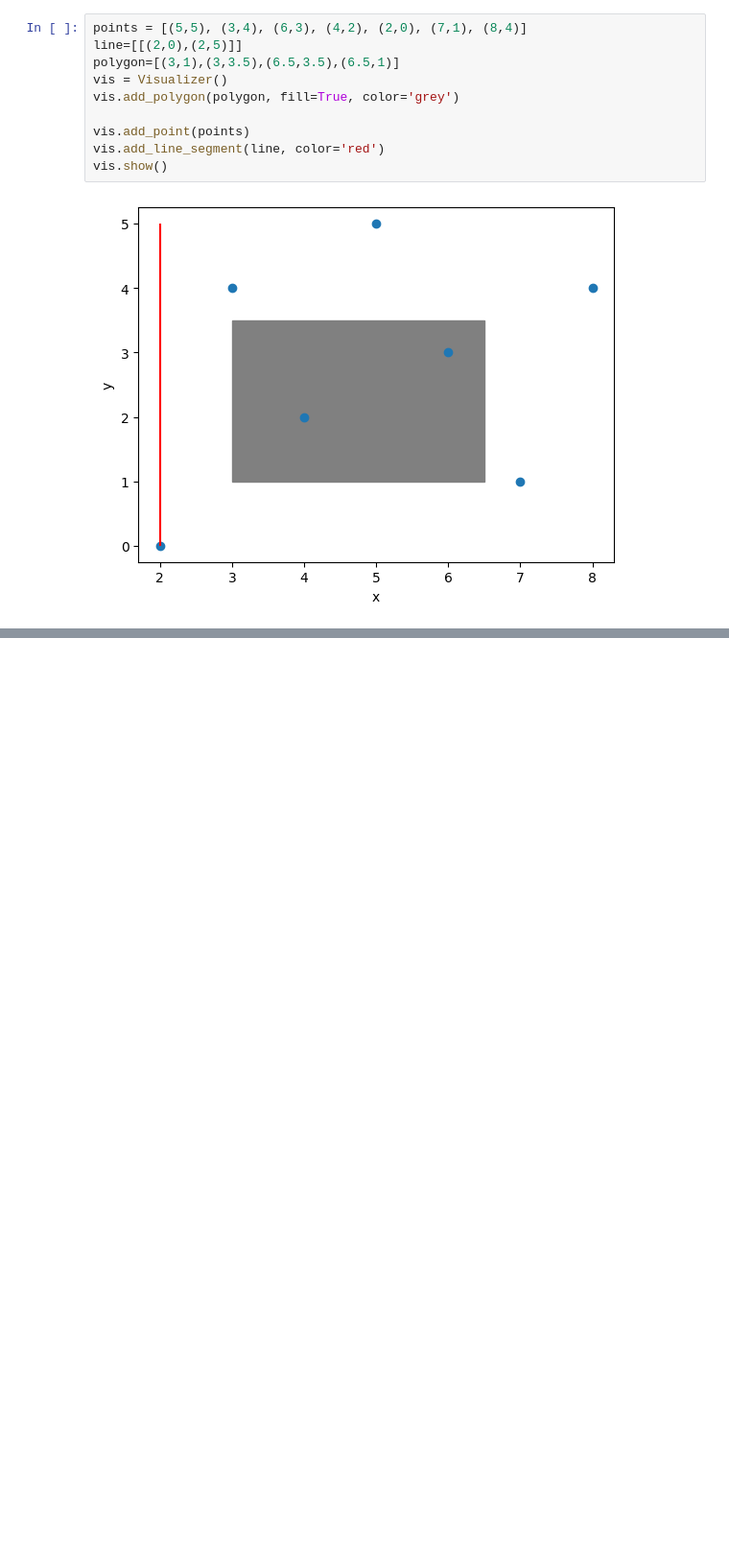
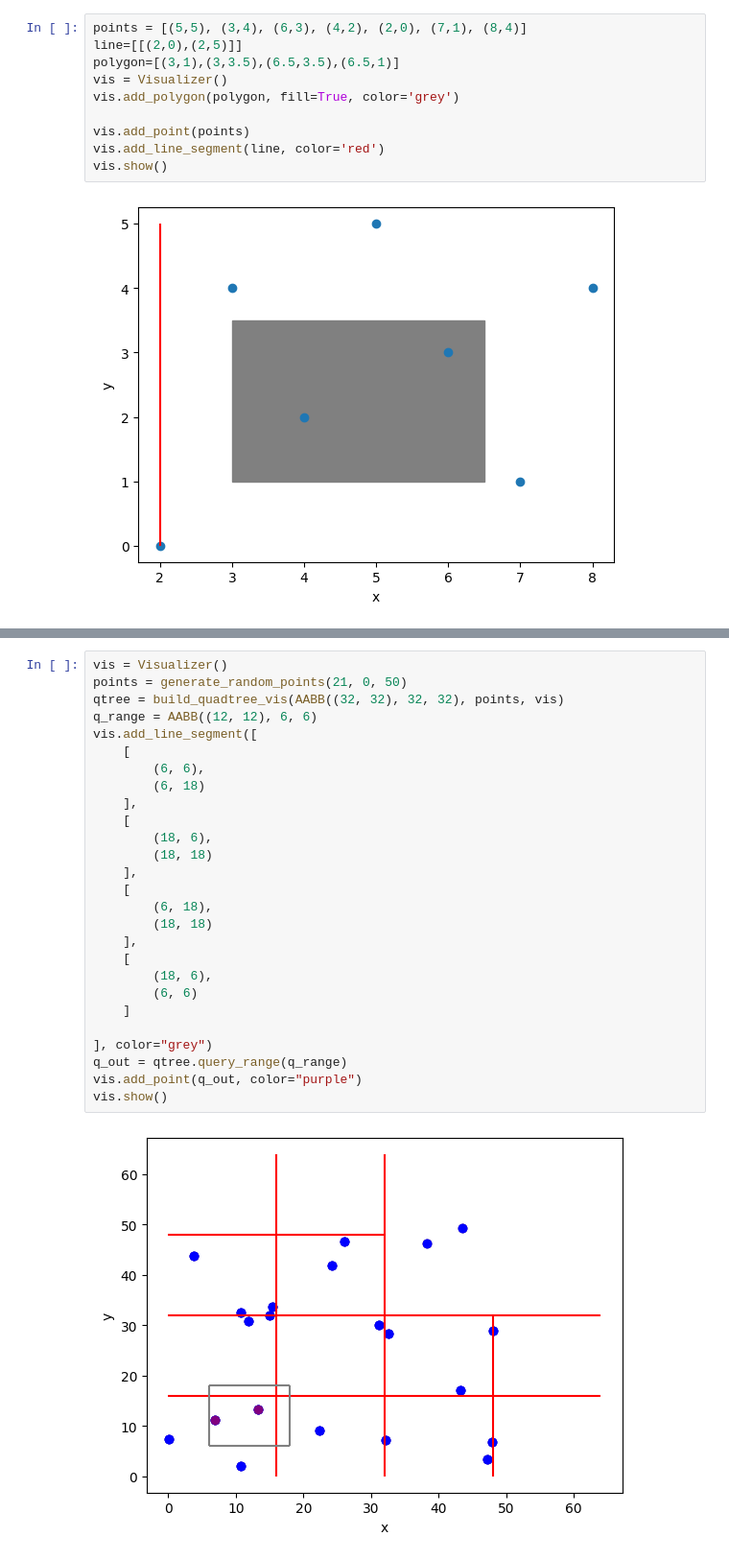
Before and after one commit to JanKaczmarski/quadTree_vs_kdTree_project, a Jupyter notebook: quadtree.ipynb, the cells around one changed output, grey strips where cells are left out. Shown at 96% size. Cells and saved outputs as stored; diff of their text form; blank space fills up the shorter version.

```diff
--- a/quadtree.ipynb
+++ b/quadtree.ipynb
@@ -354,0 +356,29 @@ vis.show()
+# %%
+vis = Visualizer()
+points = generate_random_points(21, 0, 50)
+qtree = build_quadtree_vis(AABB((32, 32), 32, 32), points, vis)
+q_range = AABB((12, 12), 6, 6)
+vis.add_line_segment([
+    [
+        (6, 6),
+        (6, 18)
+    ],
+    [
+        (18, 6),
+        (18, 18)
+    ],
+    [
+        (6, 18),
+        (18, 18)
+    ],
+    [
+        (18, 6),
+        (6, 6)
+    ]
+
+], color="grey")
+q_out = qtree.query_range(q_range)
+vis.add_point(q_out, color="purple")
+vis.show()
+# %% [output]
+[figure, added]
```
Also changed, not shown: parts of 4 cells of this notebook, 1 other file.
